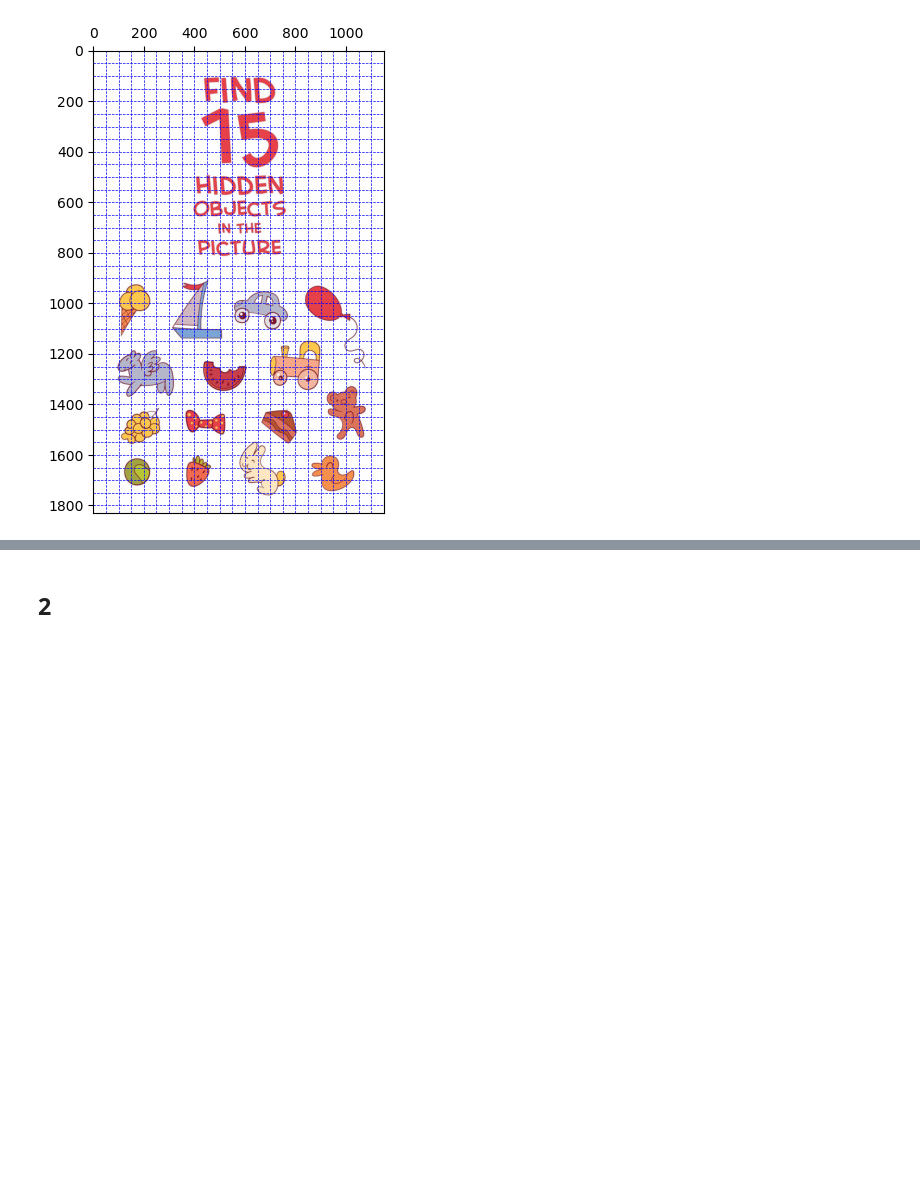
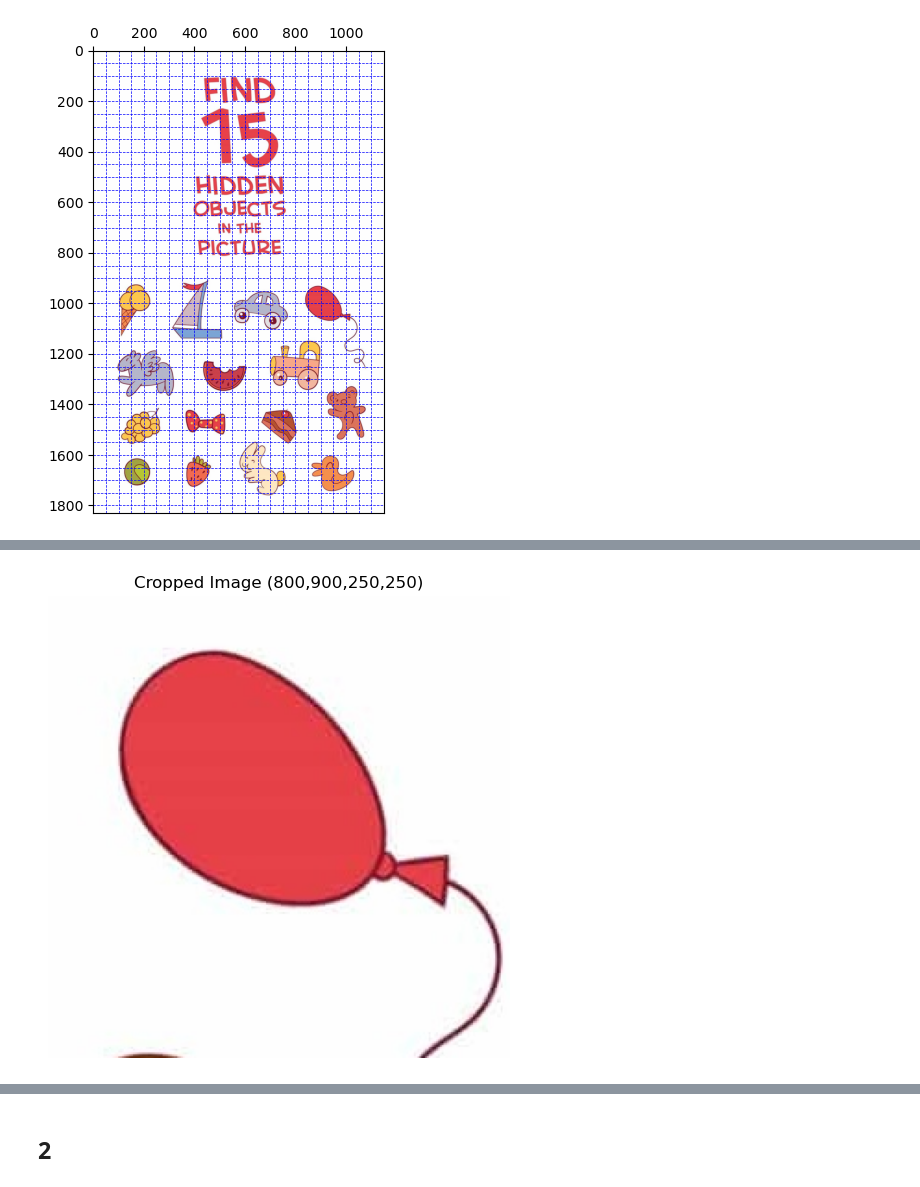
Before and after one commit to duongllhtuet/Mid_Term, a Jupyter notebook: processing.ipynb, the cells around one changed output, grey strips where cells are left out. Cells and saved outputs as stored; diff of their text form; code cells hidden in the pictures; blank space fills up the shorter version.

```diff
--- a/processing.ipynb
+++ b/processing.ipynb
@@ -136,7 +138,9 @@ crop_image("crop_image/candidate_image.jpg", 300, 900, 250, 250, save_path="crop
 # %%
 crop_image("crop_image/candidate_image.jpg", 550, 900, 250, 250, save_path="crop_image/candidate_image/object_image_3.jpg", show_image=False)
 # %%
-crop_image("crop_image/candidate_image.jpg", 800, 900, 250, 250, save_path="crop_image/candidate_image/object_image_4.jpg", show_image=False)
+crop_image("crop_image/candidate_image.jpg", 800, 900, 250, 250, save_path="crop_image/candidate_image/object_image_4.jpg", show_image=True)
+# %% [output]
+[figure, added]
 # %%
 crop_image("crop_image/candidate_image.jpg", 50, 1150, 300, 250, save_path="crop_image/candidate_image/object_image_5.jpg", show_image=False)
 # %%
```
Also changed, not shown: parts of 4 cells of this notebook.
